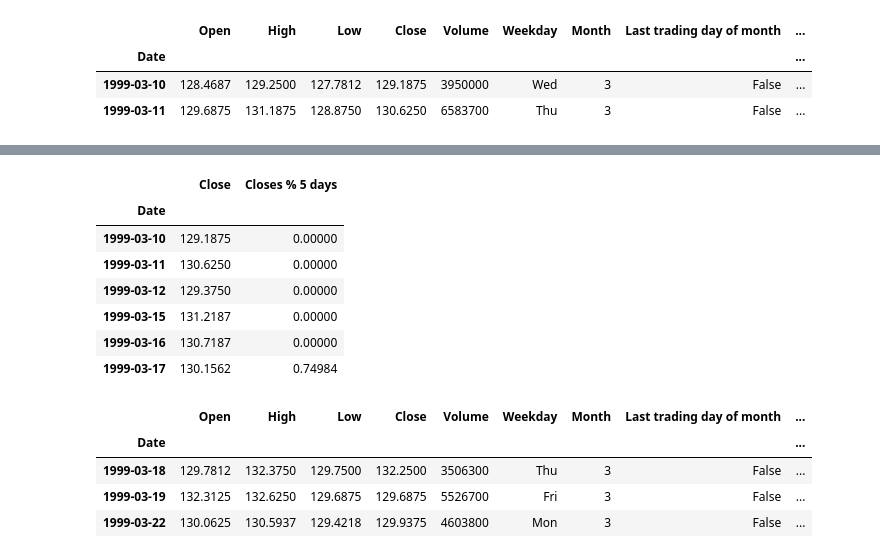
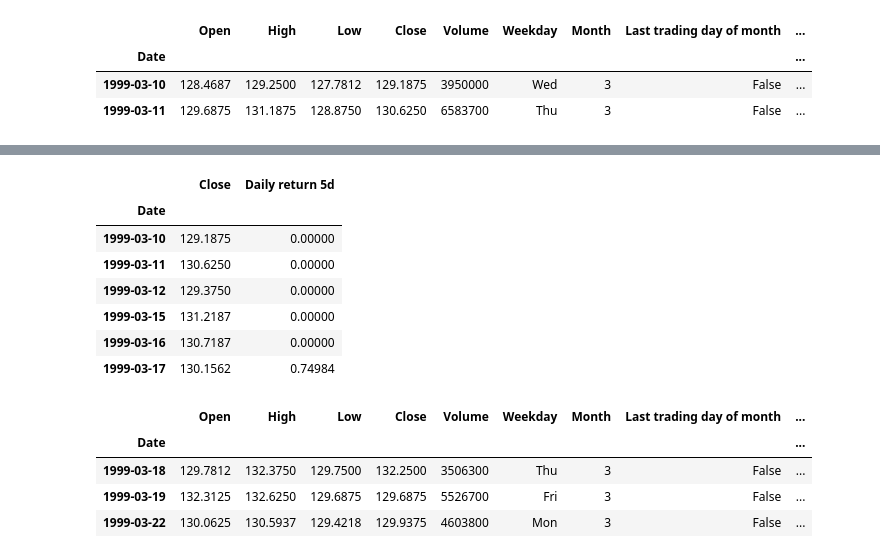
Before and after one commit to minimalgeek/DeepLearning, a Jupyter notebook: Stock/notebooks/RH/04_RH_features.ipynb, the cells around one changed output, grey strips where cells are left out. Cells and saved outputs as stored; diff of their text form; code cells hidden in the pictures.

```diff
--- a/Stock/notebooks/RH/04_RH_features.ipynb
+++ b/Stock/notebooks/RH/04_RH_features.ipynb
@@ -76,3 +76,3 @@ data['Closes down 1 day'] = data['Close'] < data.shift(1)['Close']
 # %%
-data['Closes down 2 day'] = data['Closes down 1 day'] & (data.shift(1)['Close'] < data.shift(2)['Close'])
+data['Closes down 2d'] = data['Closes down 1d'] & (data.shift(1)['Close'] < data.shift(2)['Close'])
 # %%
@@ -100,5 +100,5 @@ data.head(2)
 | 1999-03-10 | 128.4687 | 129.2500 | 127.7812 | 129.1875 | 3950000 | Wed | 3 | False | ... |
 | 1999-03-11 | 129.6875 | 131.1875 | 128.8750 | 130.6250 | 6583700 | Thu | 3 | False | ... |
 # %%
-data['Closes %'] = data['Close'].pct_change().fillna(0)*100
+data['Daily return'] = data['Close'].pct_change().fillna(0)*100
 # %%
@@ -114,3 +114,3 @@ Name: Closes %, dtype: float64
 # %%
-data['Lowest volume 5 days'] = data['Volume'].rolling(5).min() == data['Volume']
+data['Lowest volume 5d'] = data['Volume'].rolling(5).min() == data['Volume']
 # %%
@@ -129,11 +129,11 @@ data.head(10)[['Volume', 'Lowest volume 5 days']]
 | 1999-03-22 | 4603800 | False |
 | 1999-03-23 | 9713800 | False |
 # %%
-data['Closes % 5 days'] = data['Close'].pct_change(5).fillna(0)*100
+data['Daily return 5d'] = data['Close'].pct_change(5).fillna(0)*100
 # %%
-data[['Close', 'Closes % 5 days']].head(6)
+data[['Close', 'Daily return 5d']].head(6)
 # %% [output]
-|  | Close | Closes % 5 days |
+|  | Close | Daily return 5d |
 | Date |  |  |
 | 1999-03-10 | 129.1875 | 0.00000 |
 | 1999-03-11 | 130.6250 | 0.00000 |
```
Also changed, not shown: parts of 65 cells of this notebook.
